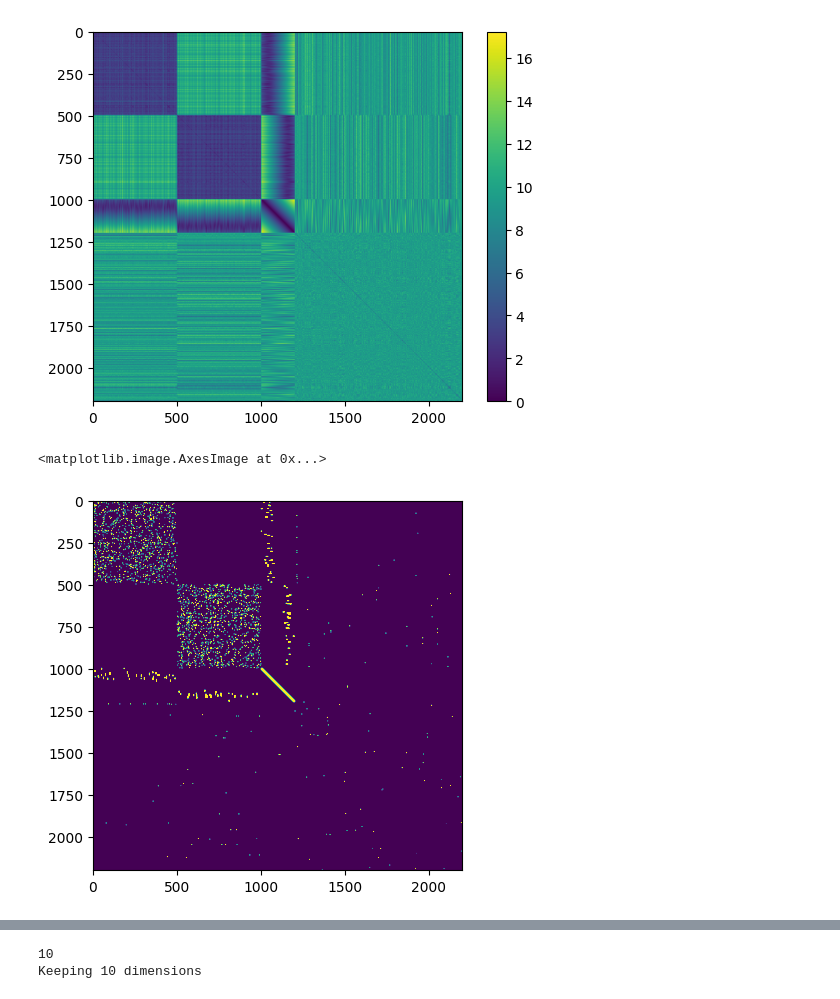
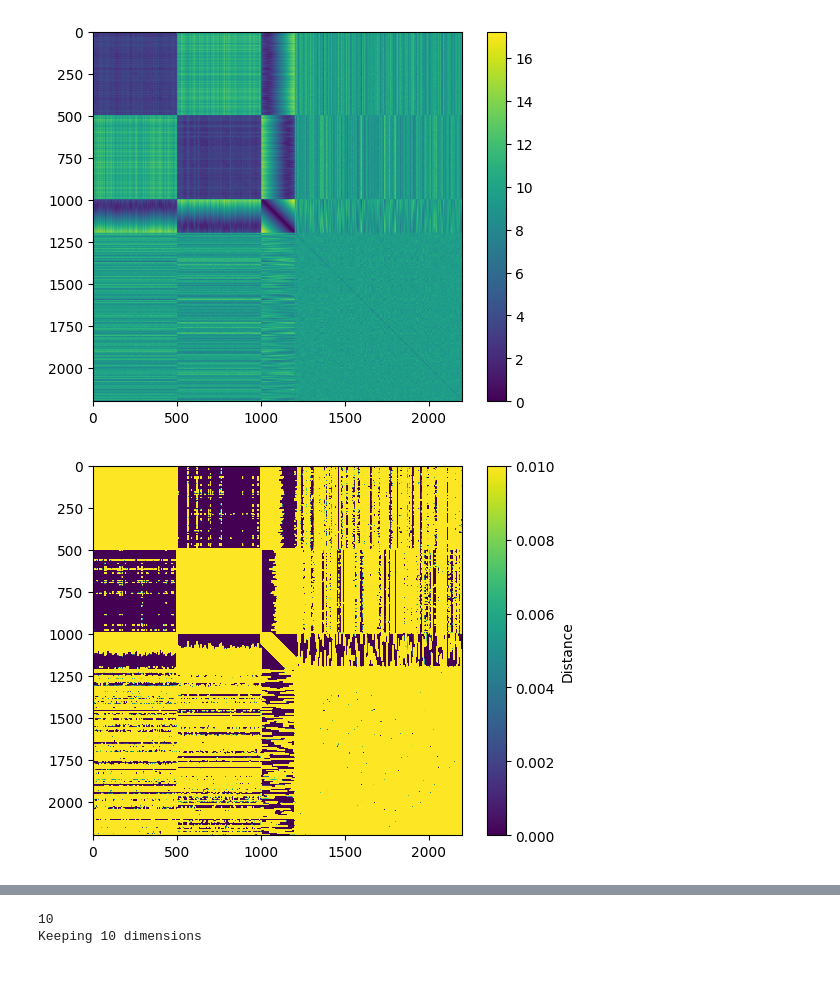
Before and after one commit to asmuzsoy/galaxy-manifolds, a Jupyter notebook: gaussian_simulation_test.ipynb, the cells around one changed output, grey strips where cells are left out. Drawn from its saved outputs; the diff is of its cells as text; code cells hidden in the pictures.

```diff
--- a/gaussian_simulation_test.ipynb
+++ b/gaussian_simulation_test.ipynb
@@ -81,7 +81,7 @@ plt.show()
 [figure]
 # %%
 # Create a thresholded distance matrix
-threshold = 0.5  # Set your desired threshold value
+threshold = 5  # Set your desired threshold value
 
 nearest_neighbor_matrix = np.where(distance_matrix < threshold, distance_matrix, 0)
 # %%
@@ -117,6 +117,7 @@ nearest_neighbor_matrix = np.where(distance_matrix < threshold, distance_matrix,
 plt.show()
 # %%
 plt.imshow(nearest_neighbor_matrix, vmax=0.01)
+cbar = plt.colorbar()
+cbar.set_label('Distance')
 # %% [output]
-<matplotlib.image.AxesImage at 0x...>
-[figure, old version]
+[figure, new version]
```
Also changed, not shown: parts of 25 cells of this notebook, 2 other files.
